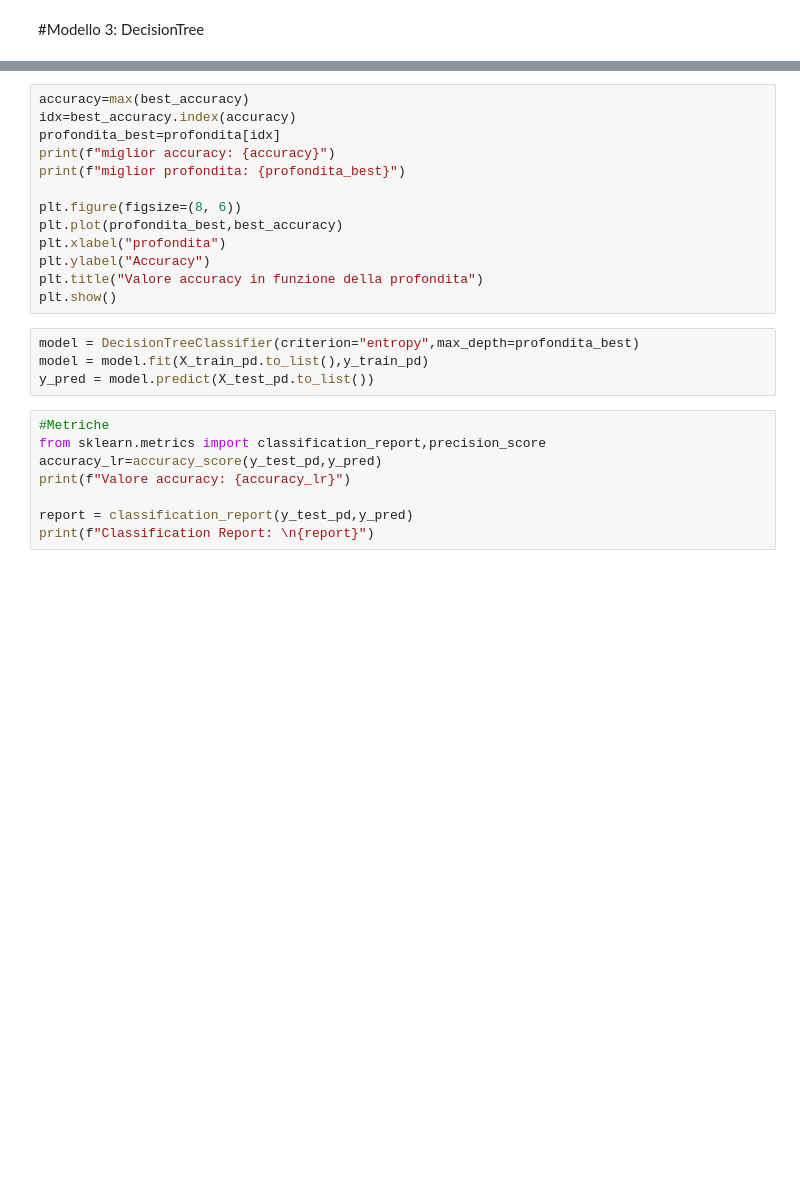
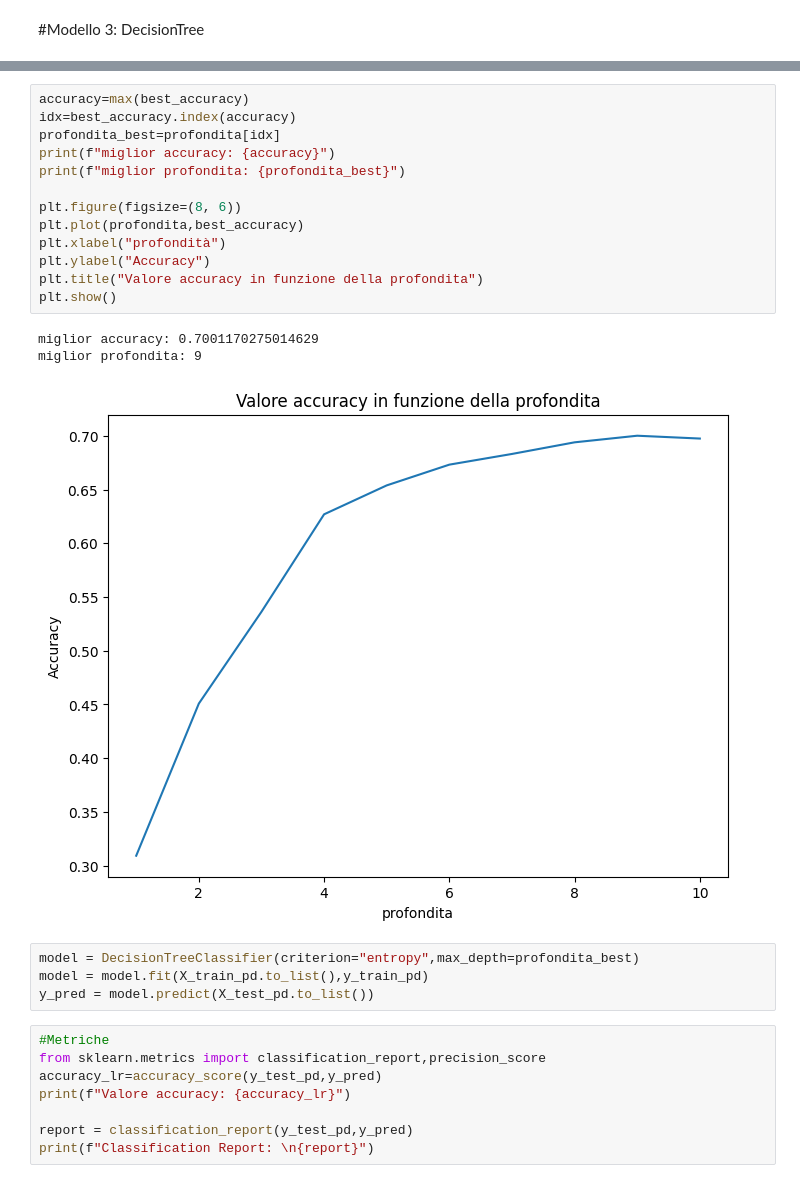
Before and after one commit to GiacomoMM/blood-cell-classification-detection, a Jupyter notebook: Progetto_LabIA.ipynb, the cells around one changed output, grey strips where cells are left out. Saved outputs shown, nothing was run; the diff lists cells and outputs as text; blank space fills up the shorter version.

```diff
--- a/Progetto_LabIA.ipynb
+++ b/Progetto_LabIA.ipynb
@@ -580,16 +597,20 @@ NameError: name 'X_train_pd' is not defined
 # %%
 accuracy=max(best_accuracy)
 idx=best_accuracy.index(accuracy)
 profondita_best=profondita[idx]
 print(f"miglior accuracy: {accuracy}")
 print(f"miglior profondita: {profondita_best}")
 
 plt.figure(figsize=(8, 6))
-plt.plot(profondita_best,best_accuracy)
-plt.xlabel("profondita")
+plt.plot(profondita,best_accuracy)
+plt.xlabel("profondità")
 plt.ylabel("Accuracy")
 plt.title("Valore accuracy in funzione della profondita")
 plt.show()
+# %% [output]
+miglior accuracy: 0.7001170275014629
+miglior profondita: 9
+[figure, added]
 # %%
 model = DecisionTreeClassifier(criterion="entropy",max_depth=profondita_best)
 model = model.fit(X_train_pd.to_list(),y_train_pd)
```
Also changed, not shown: parts of 42 cells of this notebook.
